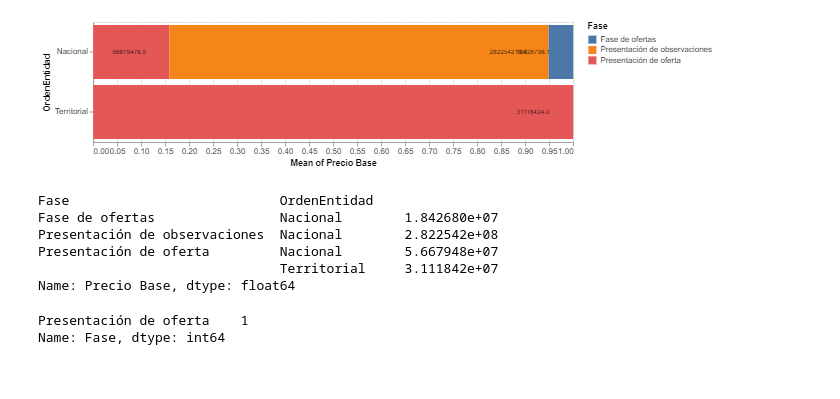
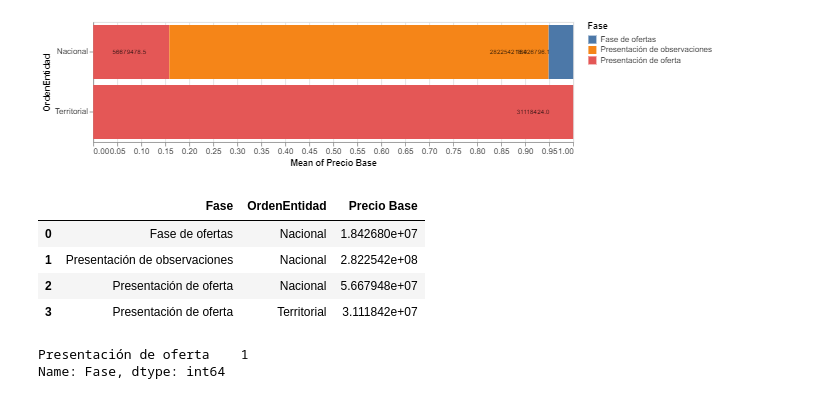
Before and after one commit to serblanc/Data-Visualization-in-Python, a Jupyter notebook: Ejercicio Stack Bar.ipynb, the cells around one changed output. Drawn from its saved outputs; the diff is of its cells as text; code cells hidden in the pictures.

```diff
--- a/Ejercicio Stack Bar.ipynb
+++ b/Ejercicio Stack Bar.ipynb
@@ -60,14 +62,13 @@ bars
 # %% [markdown]
 ![descarga%20%281%29.png](attachment:descarga%20%281%29.png)
 # %%
-df_SECOP_mun.groupby(['Fase','OrdenEntidad'])['Precio Base'].mean()
+df_SECOP_mun.groupby(['Fase','OrdenEntidad'],as_index=False)['Precio Base'].mean()
 # %% [output]
-Fase                           OrdenEntidad
-Fase de ofertas                Nacional        1.842680e+07
-Presentación de observaciones  Nacional        2.822542e+08
-Presentación de oferta         Nacional        5.667948e+07
-                               Territorial     3.111842e+07
-Name: Precio Base, dtype: float64
+|  | Fase | OrdenEntidad | Precio Base |
+| 0 | Fase de ofertas | Nacional | 1.842680e+07 |
+| 1 | Presentación de observaciones | Nacional | 2.822542e+08 |
+| 2 | Presentación de oferta | Nacional | 5.667948e+07 |
+| 3 | Presentación de oferta | Territorial | 3.111842e+07 |
 # %%
 df_SECOP_mun.loc[df_SECOP_mun["OrdenEntidad"]=="Territorial","Fase"].value_counts()
 # %% [output]
```
Also changed, not shown: parts of 2 cells of this notebook.
